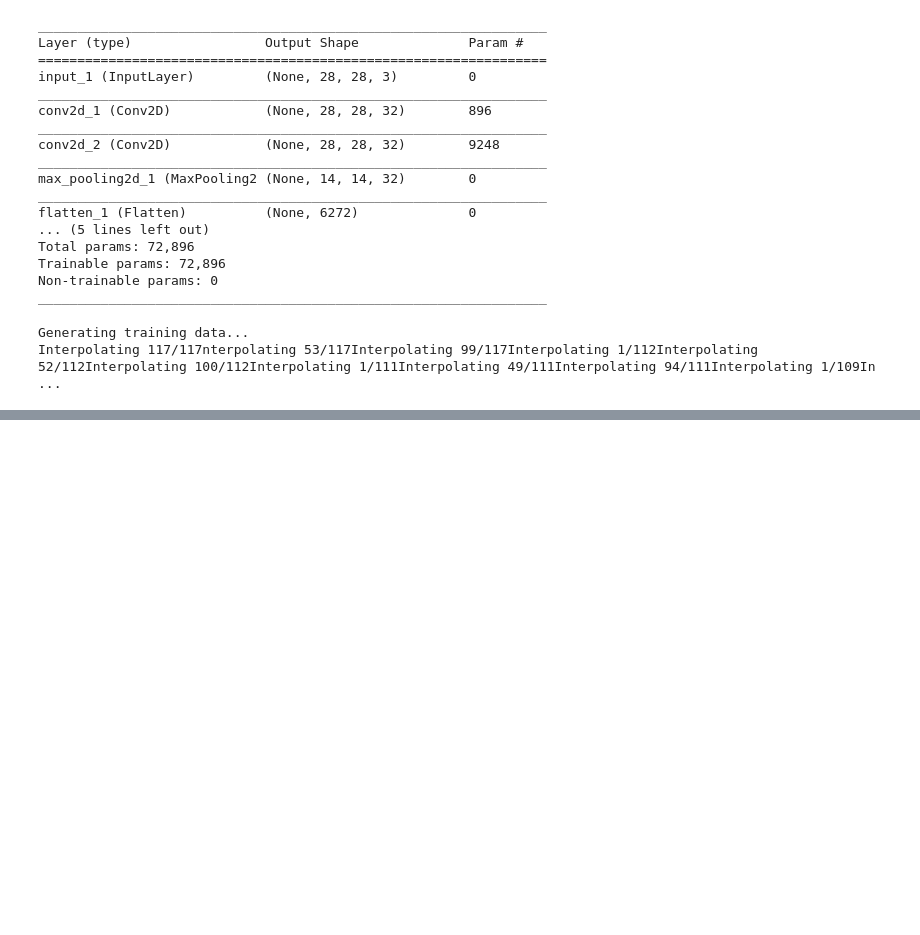
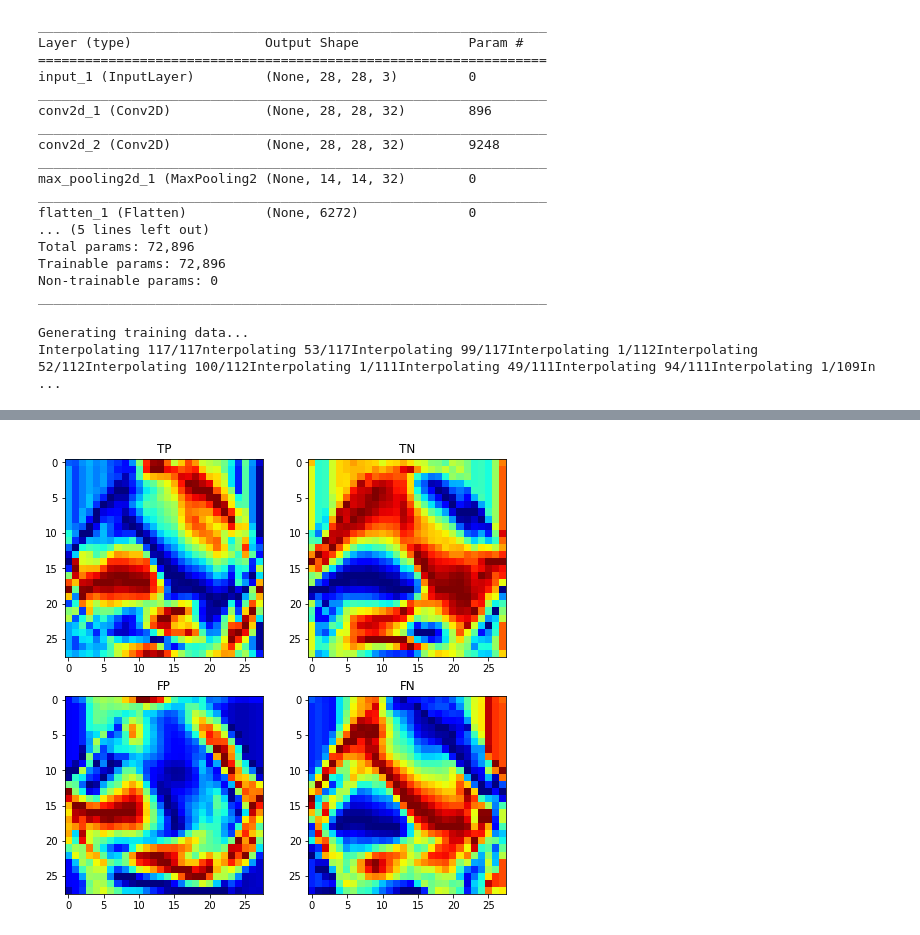
Before and after one commit to pdpino/EEG-Classification, a Jupyter notebook: CAM Data Preprocessing.ipynb, the cells around one changed output, grey strips where cells are left out. Drawn from its saved outputs; the diff is of its cells as text; code cells hidden in the pictures; blank space fills up the shorter version.

```diff
--- a/CAM Data Preprocessing.ipynb
+++ b/CAM Data Preprocessing.ipynb
@@ -57,0 +174,5 @@ Interpolating 117/117nterpolating 53/117Interpolating 99/117Interpolating 1/112I
+# %%
+tp_cam, tp_heat = grad_cam(model, tp, 1)
+tn_cam, tn_heat = grad_cam(model, tn, 0)
+fp_cam, fp_heat = grad_cam(model, fp, 1)
+fn_cam, fn_heat = grad_cam(model, fn, 0)
@@ -57,0 +199,31 @@ Interpolating 117/117nterpolating 53/117Interpolating 99/117Interpolating 1/112I
+# %%
+scaler = MinMaxScaler()
+tp_heat = scaler.fit_transform(tp_heat)
+tn_heat = scaler.fit_transform(tn_heat)
+fp_heat = scaler.fit_transform(fp_heat)
+fn_heat = scaler.fit_transform(fn_heat)
+# %%
+from matplotlib.colors import Normalize
+
+fig= plt.figure(figsize=(8, 8))
+rows = 2
+cols = 2
+
+fig.add_subplot(rows, cols, 1)
+plt.imshow(tp_heat, cmap='jet')
+plt.title('TP')
+
+fig.add_subplot(rows, cols, 2)
+plt.imshow(tn_heat, cmap='jet')
+plt.title('TN')
+
+fig.add_subplot(rows, cols, 3)
+plt.imshow(fp_heat, cmap='jet')
+plt.title('FP')
+
+fig.add_subplot(rows, cols, 4)
+plt.imshow(fn_heat, cmap='jet')
+plt.title('FN')
+plt.show()
+# %% [output]
+[figure, added]
```
Also changed, not shown: parts of 16 cells of this notebook, 1 other file.
